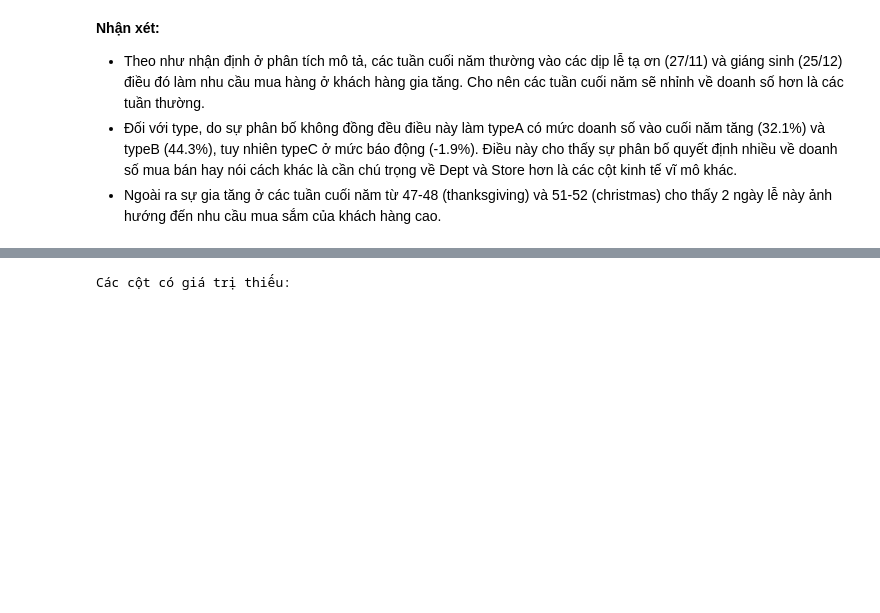
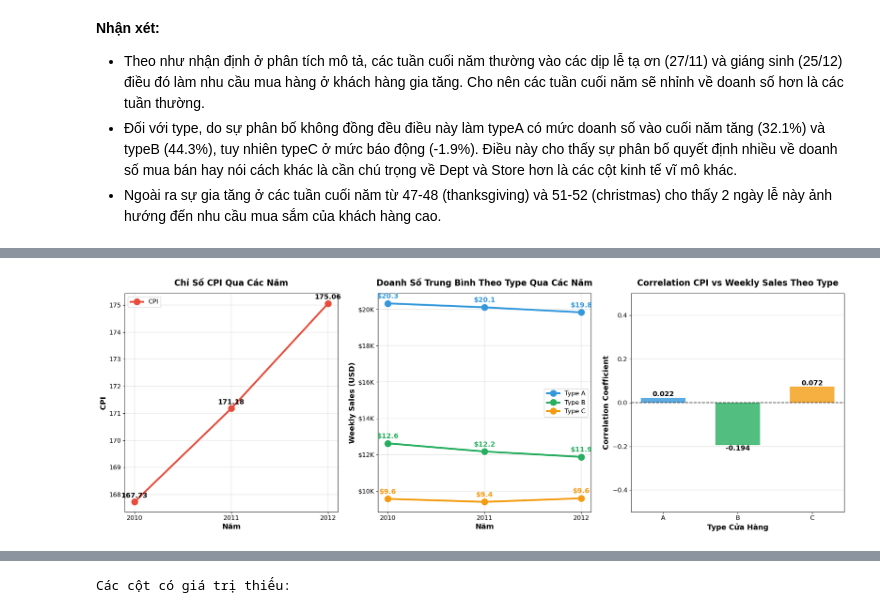
Before and after one commit to aquattda/LTT_DA, a Jupyter notebook: Do_An/3122410447_LTT.ipynb, the cells around one changed output, grey strips where cells are left out. Drawn from its saved outputs; the diff is of its cells as text; code cells hidden in the pictures; blank space fills up the shorter version.

```diff
--- a/Do_An/3122410447_LTT.ipynb
+++ b/Do_An/3122410447_LTT.ipynb
@@ -765,7 +855,7 @@ array([ 1,  2,  3,  4,  5,  6,  7,  8,  9, 10, 11, 12, 13, 14, 16, 17, 18,
        91, 92, 93, 94, 95, 96, 97, 98, 99, 39, 50, 43, 65], dtype=int64)
 # %%
 # Tính doanh số trung bình theo phòng ban
-avg_sales_by_dept = walmart_data.groupby('Dept')['Weekly_Sales'].mean().sort_values(ascending=False)
+avg_sales_by_dept = walmart_data_train.groupby('Dept')['Weekly_Sales'].mean().sort_values(ascending=False)
 # Visualize Top 10
 plt.figure(figsize=(12, 6))
 avg_sales_by_dept.head(10).plot(kind='barh', color='steelblue')
@@ -803,6 +893,6 @@ plt.show()
 # %%
 # Tính tổng doanh số theo tháng và năm
-monthly_sales = walmart_data.groupby(['Year', 'Month'])['Weekly_Sales'].sum().reset_index()
+monthly_sales = walmart_data_train.groupby(['Year', 'Month'])['Weekly_Sales'].sum().reset_index()
 
 # Tạo cột Year-Month để vẽ đồ thị dễ hơn
 monthly_sales['Year_Month'] = monthly_sales['Year'].astype(str) + '-' + monthly_sales['Month'].astype(str).str.zfill(2)
@@ -1261,7 +1351,7 @@ plt.show()
 # print("="*80)
 
 # 1. Thống kê cơ bản
-holiday_stats = walmart_data.groupby('IsHoliday')['Weekly_Sales'].agg(['mean', 'median', 'std', 'count'])
+holiday_stats = walmart_data_train.groupby('IsHoliday')['Weekly_Sales'].agg(['mean', 'median', 'std', 'count'])
 holiday_stats.index = ['Non-Holiday', 'Holiday']
 # print("\nThống kê doanh số theo IsHoliday:")
 # print(holiday_stats)
@@ -1279,15 +1369,15 @@ diff_pct = ((holiday_mean - non_holiday_mean) / non_holiday_mean) * 100
 # 3. Phân tích theo Type
 # print("\n" + "-"*80)
 # print("Doanh số Holiday vs Non-Holiday theo từng Type:")
-type_holiday_comparison = walmart_data.groupby(['Type', 'IsHoliday'])['Weekly_Sales'].mean().unstack()
+type_holiday_comparison = walmart_data_train.groupby(['Type', 'IsHoliday'])['Weekly_Sales'].mean().unstack()
 type_holiday_comparison.columns = ['Non-Holiday', 'Holiday']
 type_holiday_comparison['Difference (%)'] = ((type_holiday_comparison['Holiday'] - type_holiday_comparison['Non-Holiday']) / type_holiday_comparison['Non-Holiday'] * 100).round(2)
 # print(type_holiday_comparison)
 
 # 4. T-test để kiểm tra sự khác biệt có ý nghĩa thống kê
 from scipy import stats
-holiday_sales = walmart_data[walmart_data['IsHoliday'] == True]['Weekly_Sales']
-non_holiday_sales = walmart_data[walmart_data['IsHoliday'] == False]['Weekly_Sales']
+holiday_sales = walmart_data_train[walmart_data_train['IsHoliday'] == True]['Weekly_Sales']
+non_holiday_sales = walmart_data_train[walmart_data_train['IsHoliday'] == False]['Weekly_Sales']
 t_stat, p_value = stats.ttest_ind(holiday_sales, non_holiday_sales)
 #
 # print(f"\nKiểm định thống kê (T-test):")
@@ -1297,7 +1387,7 @@ t_stat, p_value = stats.ttest_ind(holiday_sales, non_holiday_sales)
 # 5. Phân tích Top stores trong ngày lễ
 # print("\n" + "-"*80)
 # print("Top 10 cửa hàng có doanh số cao nhất trong tuần lễ:")
-holiday_by_store = walmart_data[walmart_data['IsHoliday'] == True].groupby('Store')['Weekly_Sales'].mean().sort_values(ascending=False).head(10)
+holiday_by_store = walmart_data_train[walmart_data_train['IsHoliday'] == True].groupby('Store')['Weekly_Sales'].mean().sort_values(ascending=False).head(10)
 # print(holiday_by_store)
 
 # VISUALIZATION
@@ -1326,7 +1416,7 @@ for i, (bar, val) in enumerate(zip(bars, [non_holiday_mean, holiday_mean])):
 
 # Chart 2: Box plot so sánh phân bố
 ax2 = fig.add_subplot(gs[0, 1])
-walmart_data.boxplot(column='Weekly_Sales', by='IsHoliday', ax=ax2, patch_artist=True)
+walmart_data_train.boxplot(column='Weekly_Sales', by='IsHoliday', ax=ax2, patch_artist=True)
 ax2.set_title('Phân bố doanh số: Holiday vs Non-Holiday', fontsize=13, fontweight='bold')
 ax2.set_xlabel('Is Holiday', fontsize=11)
 ax2.set_ylabel('Weekly Sales ($)', fontsize=11)
@@ -1337,7 +1427,7 @@ plt.suptitle('')
 # Chart 3: Violin plot
 ax3 = fig.add_subplot(gs[1, 0])
 # Sample để tránh quá tải
-sample_data = walmart_data.sample(n=min(15000, len(walmart_data)), random_state=42)
+sample_data = walmart_data_train.sample(n=min(15000, len(walmart_data_train)), random_state=42)
 parts = ax3.violinplot([sample_data[sample_data['IsHoliday'] == False]['Weekly_Sales'].values,
                         sample_data[sample_data['IsHoliday'] == True]['Weekly_Sales'].values],
                        positions=[0, 1], showmeans=True, showmedians=True)
@@ -1702,0 +1785,80 @@ plt.show()
+# %%
+# Phân tích CPI qua các năm và tác động đến các nhóm cửa hàng
+
+# 1. Tính CPI trung bình theo năm
+yearly_cpi = walmart_data_train.groupby('Year')['CPI'].mean()
+
+# 2. Tính doanh số trung bình theo Type và Year
+type_year_sales = walmart_data_train.groupby(['Type', 'Year'])['Weekly_Sales'].mean().unstack()
+
+# 3. Tính CPI trung bình theo Type và Year
+type_year_cpi = walmart_data_train.groupby(['Type', 'Year'])['CPI'].mean().unstack()
+
+# 4. Tính correlation CPI vs Weekly_Sales theo Type
+cpi_corr_by_type = walmart_data_train.groupby('Type').apply(
+    lambda x: x['CPI'].corr(x['Weekly_Sales'])
+)
+
+# 5. Visualization
+fig, axes = plt.subplots(1, 3, figsize=(20, 7))
+
+# Chart 1: CPI qua các năm
+ax1 = axes[0]
+ax1.plot(yearly_cpi.index, yearly_cpi.values, marker='o', linewidth=3.5,
+         markersize=12, color='#e74c3c', label='CPI')
+ax1.set_title('Chỉ Số CPI Qua Các Năm', fontsize=16, fontweight='bold', pad=15)
+ax1.set_xlabel('Năm', fontsize=14, fontweight='bold')
+ax1.set_ylabel('CPI', fontsize=14, fontweight='bold')
+ax1.set_xticks(yearly_cpi.index)
+ax1.set_xticklabels([int(year) for year in yearly_cpi.index], fontsize=12)
+ax1.tick_params(axis='y', labelsize=12)
+ax1.grid(alpha=0.3, linewidth=1.2)
+ax1.legend(fontsize=12)
+for i, val in enumerate(yearly_cpi.values):
+    ax1.text(yearly_cpi.index[i], val + 0.1, f'{val:.2f}', ha='center', va='bottom', fontsize=13, fontweight='bold')
+
+# Chart 2: Doanh số theo Type qua các năm
+ax2 = axes[1]
+colors = ['#3498db', '#27ae60', '#f39c12']
+for idx, store_type in enumerate(['A', 'B', 'C']):
+    values = type_year_sales.loc[store_type]
+    ax2.plot(values.index, values.values, marker='o', linewidth=3.5,
+             markersize=12, label=f'Type {store_type}', color=colors[idx])
+    # Thêm text hiển thị giá trị trên mỗi điểm với khoảng cách
+    for year, value in zip(values.index, values.values):
+        ax2.text(year, value + 200, f'${value/1000:.1f}',
+                ha='center', va='bottom', fontsize=13, fontweight='bold',
+                color=colors[idx])
+ax2.set_title('Doanh Số Trung Bình Theo Type Qua Các Năm', fontsize=16, fontweight='bold', pad=15)
+ax2.set_xlabel('Năm', fontsize=14, fontweight='bold')
+ax2.set_ylabel('Weekly Sales (USD)', fontsize=14, fontweight='bold')
+ax2.set_xticks(type_year_sales.columns)
+ax2.set_xticklabels([int(year) for year in type_year_sales.columns], fontsize=12)
+ax2.tick_params(axis='y', labelsize=12)
+ax2.yaxis.set_major_formatter(mtick.FuncFormatter(lambda x, p: f'${x/1000:.0f}K'))
+ax2.legend(fontsize=12)
+ax2.grid(alpha=0.3, linewidth=1.2)
+
+# Chart 3: Correlation CPI vs Sales theo Type
+ax3 = axes[2]
+bars = ax3.bar(cpi_corr_by_type.index, cpi_corr_by_type.values,
+               color=['#3498db', '#27ae60', '#f39c12'], alpha=0.8, width=0.6)
+ax3.set_title('Correlation CPI vs Weekly Sales Theo Type', fontsize=16, fontweight='bold', pad=15)
+ax3.set_xlabel('Type Cửa Hàng', fontsize=14, fontweight='bold')
+ax3.set_ylabel('Correlation Coefficient', fontsize=14, fontweight='bold')
+ax3.axhline(y=0, color='black', linestyle='--', linewidth=1.5)
+ax3.set_ylim(-0.5, 0.5)
+ax3.tick_params(axis='both', labelsize=12)
+ax3.grid(axis='y', alpha=0.3, linewidth=1.2)
+
+for bar in bars:
+    height = bar.get_height()
+    ax3.text(bar.get_x() + bar.get_width()/2., height,
+            f'{height:.3f}',
+            ha='center', va='bottom' if height > 0 else 'top',
+            fontsize=13, fontweight='bold')
+
+plt.tight_layout()
+plt.show()
+# %% [output]
+[figure, added]
```
Also changed, not shown: parts of 103 cells of this notebook.
